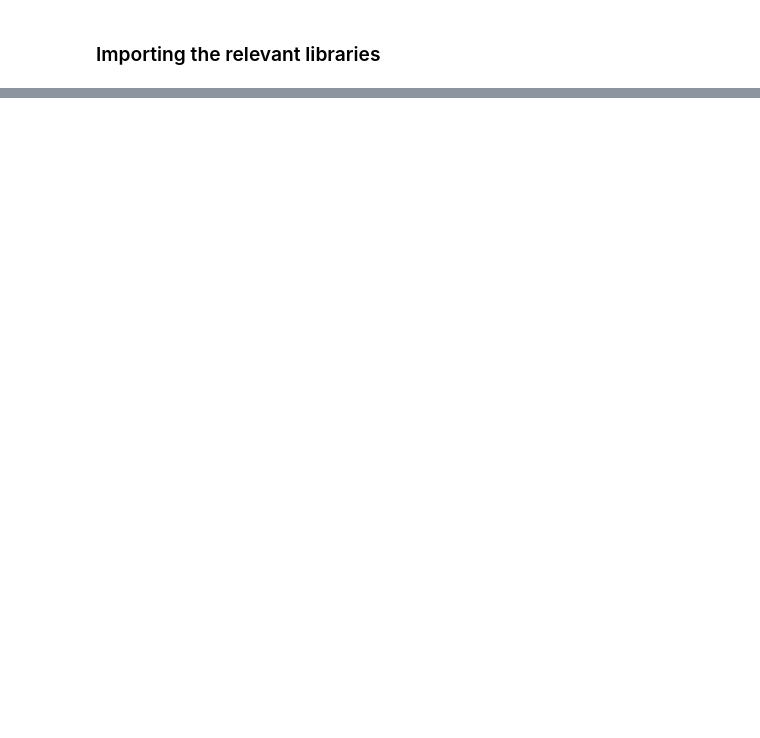
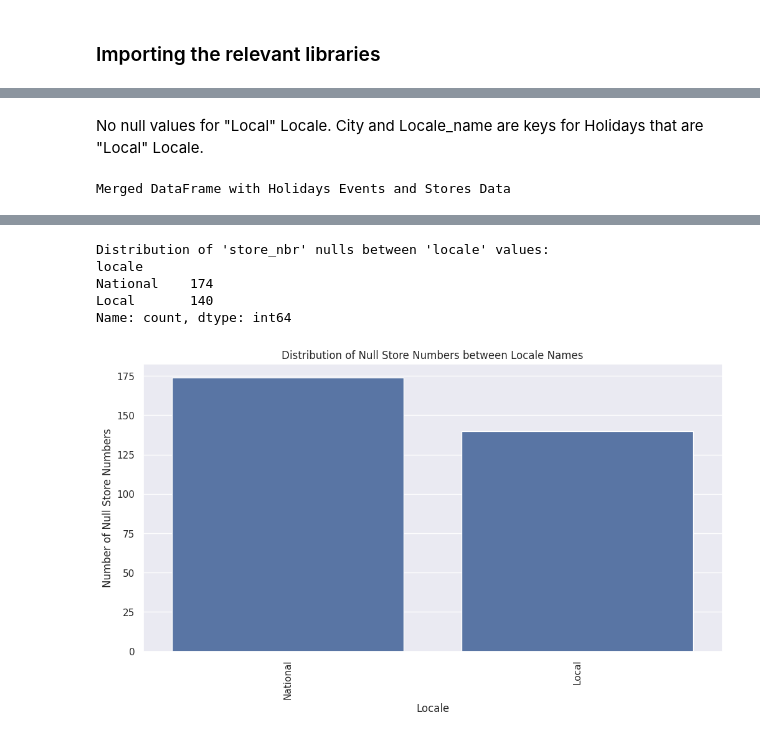
Before and after one commit to TommMakk/store-sales, a Jupyter notebook: notebooks/00_interim_data_analysis.ipynb, the cells around one changed output, grey strips where cells are left out. Cells and saved outputs as stored; diff of their text form; code cells hidden in the pictures; blank space fills up the shorter version.

```diff
--- a/notebooks/00_interim_data_analysis.ipynb
+++ b/notebooks/00_interim_data_analysis.ipynb
@@ -40,0 +303,30 @@ oil_raw_data.head()
+# %% [markdown]
+No null values for "Local" Locale. City and Locale_name are keys for Holidays that are "Local" Locale.
+# %%
+# Enable inline plotting
+%matplotlib inline
+# Merge the datasets on 'locale_name' and 'state'
+merged_df = holidays_events_df.merge(stores_df, left_on='locale_name', right_on='state', how='left')
+
+# Display the merged DataFrame
+print("Merged DataFrame with Holidays Events and Stores Data")
+display(merged_df.head())
+
+# Filter rows where 'store_nbr' is null
+store_nbr_nulls = merged_df[merged_df['store_nbr'].isnull()]
+
+# Show the distribution of 'store_nbr' nulls between 'locale_name' values
+null_distribution = store_nbr_nulls['locale'].value_counts()
+print("Distribution of 'store_nbr' nulls between 'locale' values:")
+print(null_distribution)
+
+# Plot the distribution of 'store_nbr' nulls between 'locale_name' values
+plt.figure(figsize=(12, 6))
+sns.barplot(x=null_distribution.index, y=null_distribution.values)
+plt.xticks(rotation=90)
+plt.xlabel('Locale')
+plt.ylabel('Number of Null Store Numbers')
+plt.title('Distribution of Null Store Numbers between Locale Names')
+plt.show()
+# %% [output]
+Merged DataFrame with Holidays Events and Stores Data
@@ -40,0 +339,6 @@ oil_raw_data.head()
+Distribution of 'store_nbr' nulls between 'locale' values:
+locale
+National    174
+Local       140
+Name: count, dtype: int64
+[figure, added]
```
Also changed, not shown: parts of 25 cells of this notebook, 1 other file.
